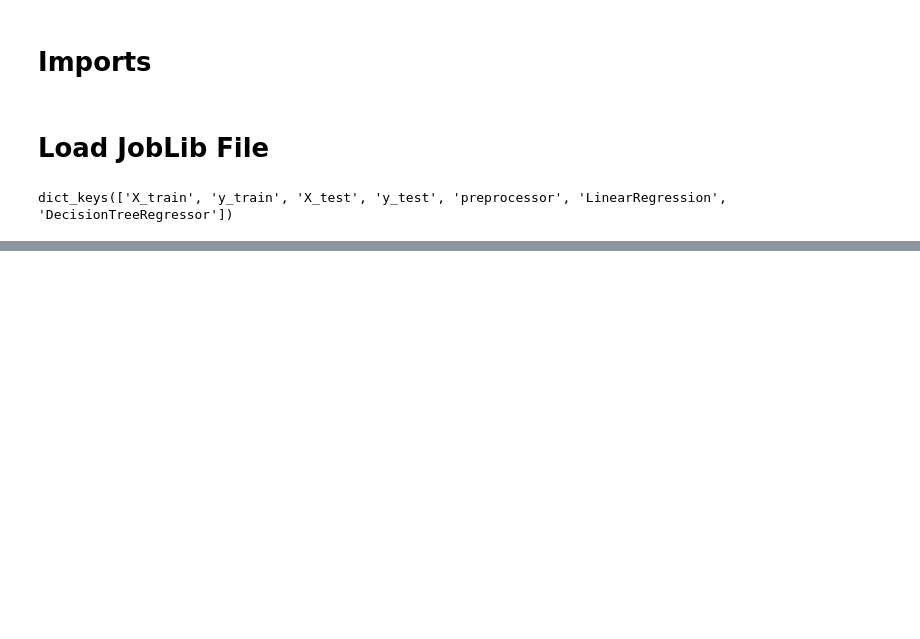
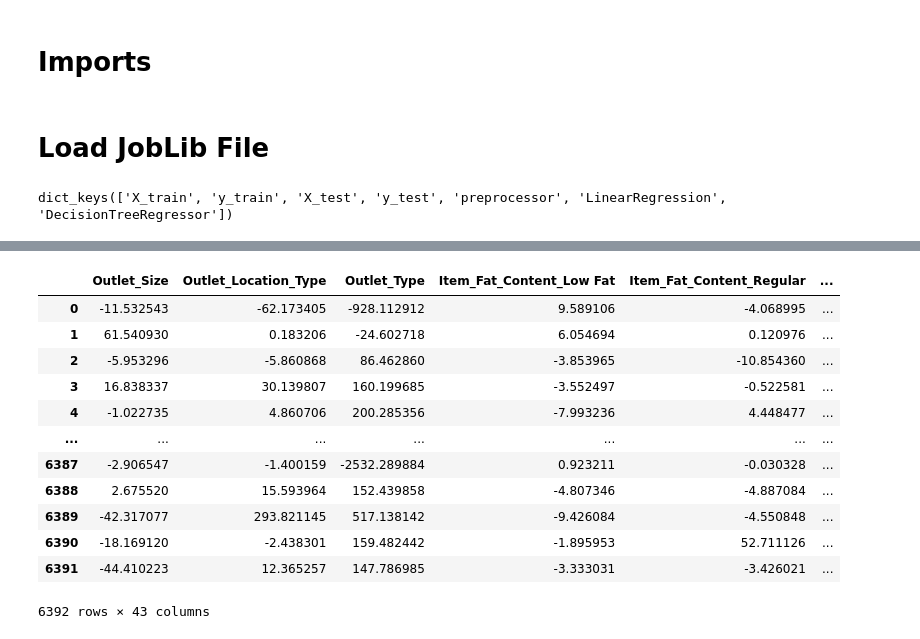
Before and after one commit to jaytrey777/Project-1-Revisited, a Jupyter notebook: Part 2 - Explaining Models with Shap.ipynb, the cells around one changed output, grey strips where cells are left out. Drawn from its saved outputs; the diff is of its cells as text; code cells hidden in the pictures; blank space fills up the shorter version.

```diff
--- a/Part 2 - Explaining Models with Shap.ipynb
+++ b/Part 2 - Explaining Models with Shap.ipynb
@@ -39,0 +127,16 @@ dict_keys(['X_train', 'y_train', 'X_test', 'y_test', 'preprocessor', 'LinearRegr
+# %%
+pd.DataFrame(shap_values.values, columns = X_shap.columns)
+# %% [output]
+|  | Outlet_Size | Outlet_Location_Type | Outlet_Type | Item_Fat_Content_Low Fat | Item_Fat_Content_Regular | ... |
+| 0 | -11.532543 | -62.173405 | -928.112912 | 9.589106 | -4.068995 | ... |
+| 1 | 61.540930 | 0.183206 | -24.602718 | 6.054694 | 0.120976 | ... |
+| 2 | -5.953296 | -5.860868 | 86.462860 | -3.853965 | -10.854360 | ... |
+| 3 | 16.838337 | 30.139807 | 160.199685 | -3.552497 | -0.522581 | ... |
+| 4 | -1.022735 | 4.860706 | 200.285356 | -7.993236 | 4.448477 | ... |
+| ... | ... | ... | ... | ... | ... | ... |
+| 6387 | -2.906547 | -1.400159 | -2532.289884 | 0.923211 | -0.030328 | ... |
+| 6388 | 2.675520 | 15.593964 | 152.439858 | -4.807346 | -4.887084 | ... |
+| 6389 | -42.317077 | 293.821145 | 517.138142 | -9.426084 | -4.550848 | ... |
+| 6390 | -18.169120 | -2.438301 | 159.482442 | -1.895953 | 52.711126 | ... |
+| 6391 | -44.410223 | 12.365257 | 147.786985 | -3.333031 | -3.426021 | ... |
+6392 rows × 43 columns
```
Also changed, not shown: parts of 27 cells of this notebook.
